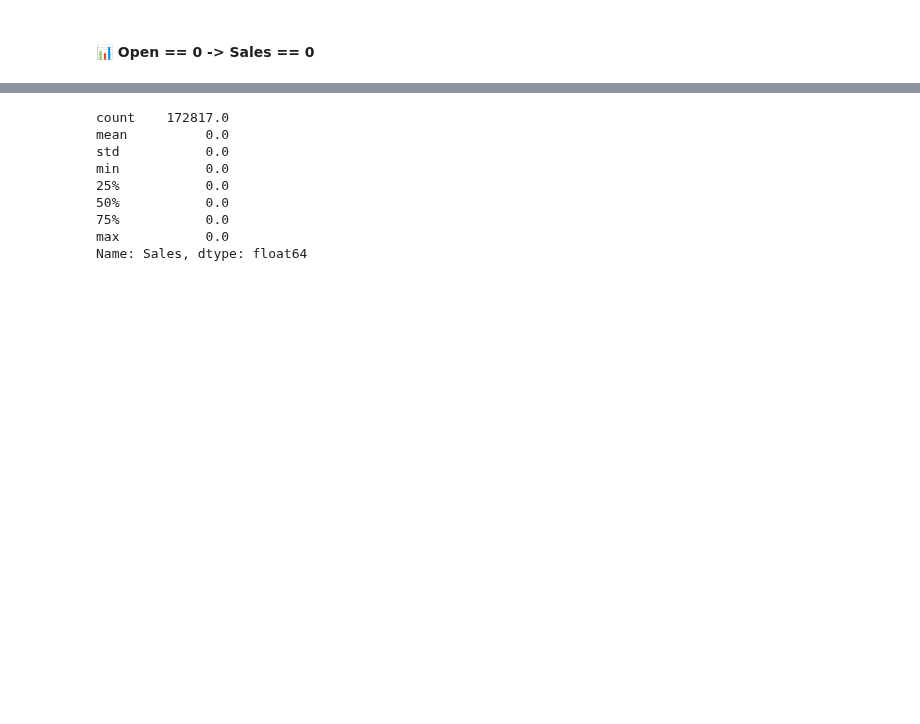
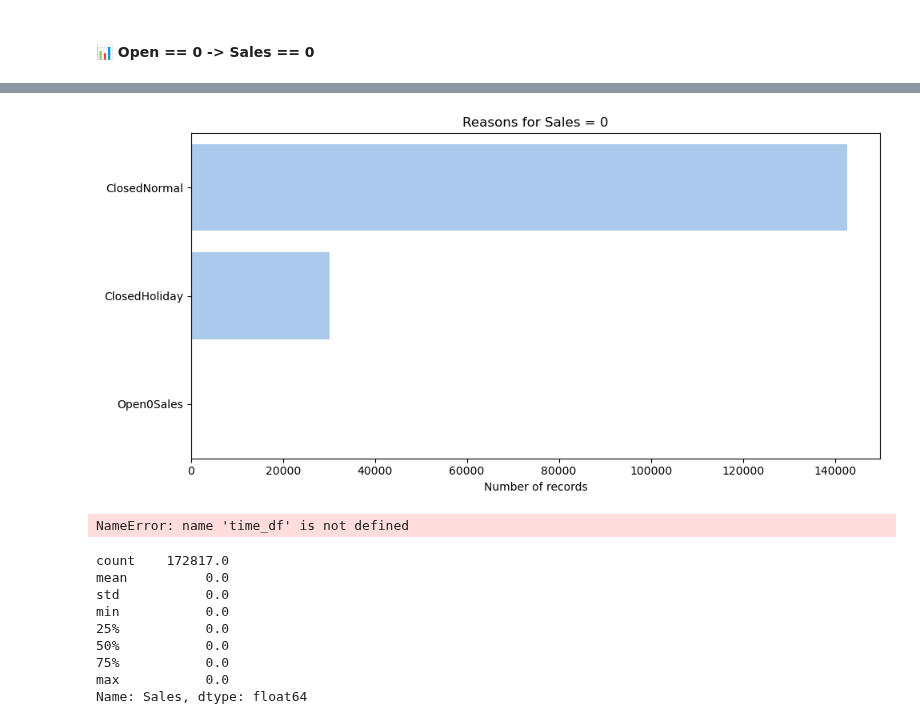
Before and after one commit to trungdung1711/rossmann-store-sales, a Jupyter notebook: notebooks/2_eda.ipynb, the cells around one changed output, grey strips where cells are left out. Cells and saved outputs as stored; diff of their text form; code cells hidden in the pictures; blank space fills up the shorter version.

```diff
--- a/notebooks/2_eda.ipynb
+++ b/notebooks/2_eda.ipynb
@@ -443,3 +468,44 @@ Name: Date, dtype: object
+# %%
+sales_0 = merge_eda[merge_eda["Sales"] == 0].copy()
+
+def classify(row):
+    if row["Open"] == 0:
+        if row["StateHoliday"] in ["a", "b", "c"]:
+            return "ClosedHoliday"
+        else:
+            return "ClosedNormal"
+    else:
+            return "Open0Sales"
+
+sales_0["ZeroSalesReason"] = sales_0.apply(classify, axis=1)
+
+# Plot
+plt.figure(figsize=(10, 5))
+order = sales_0["ZeroSalesReason"].value_counts().index
+
+sns.countplot(
+    data=sales_0,
+    y="ZeroSalesReason",
+    order=order,
+    color=color()
+)
+
+plt.title("Reasons for Sales = 0")
+plt.xlabel("Number of records")
+plt.ylabel("")
+plt.tight_layout()
+plt.show()
+# %% [output]
+[figure, added]
+# %%
+sales_0 = time_df[time_df["Sales"] == 0].copy()
+
+closed_normal = sales_0[
+    (sales_0["Open"] == 0) &
+    (~sales_0["StateHoliday"].isin(["a", "b", "c"]))
+].copy()
+# %% [output]
+NameError: name 'time_df' is not defined
 # %%
 merge_eda[merge_eda["Open"] == 0]["Sales"].describe()
 # %% [output]
```
Also changed, not shown: parts of 72 cells of this notebook.
